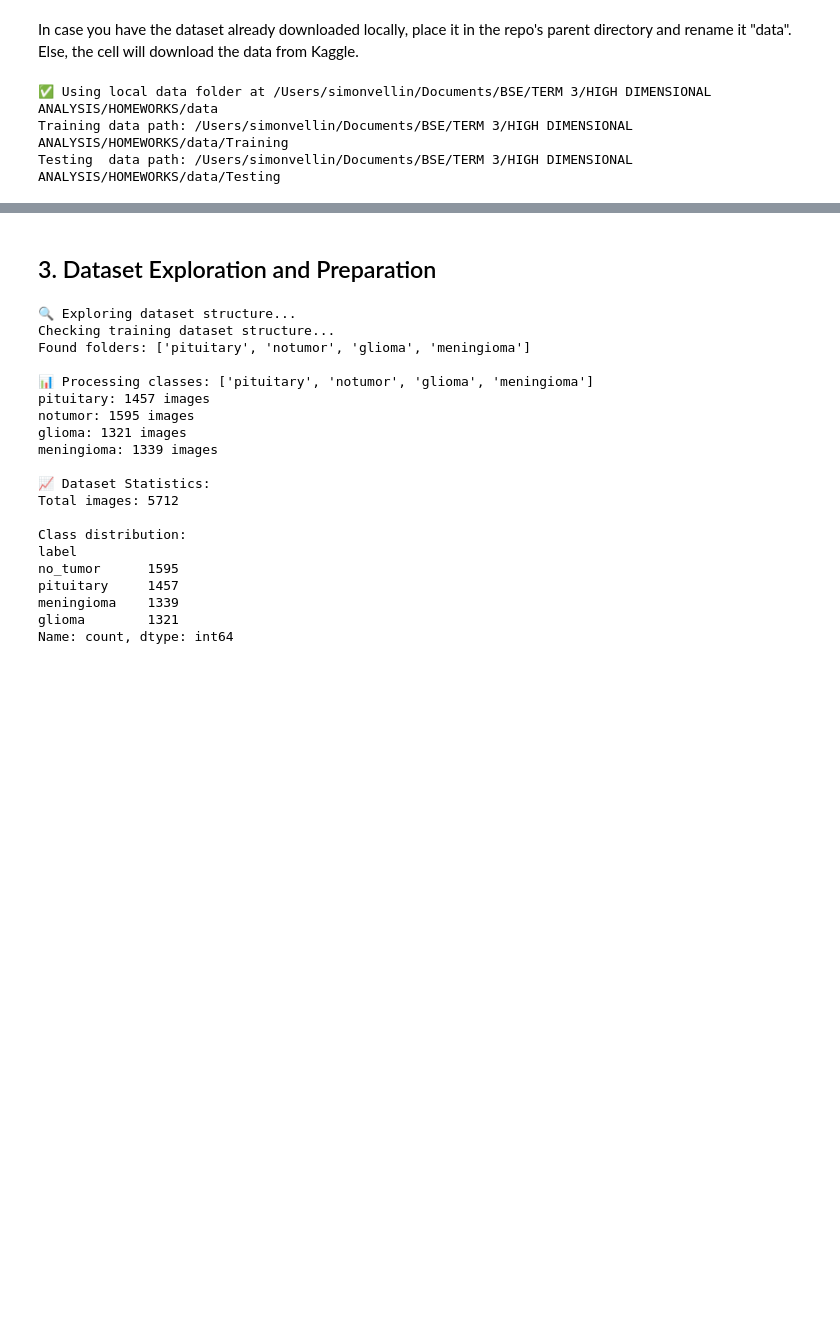
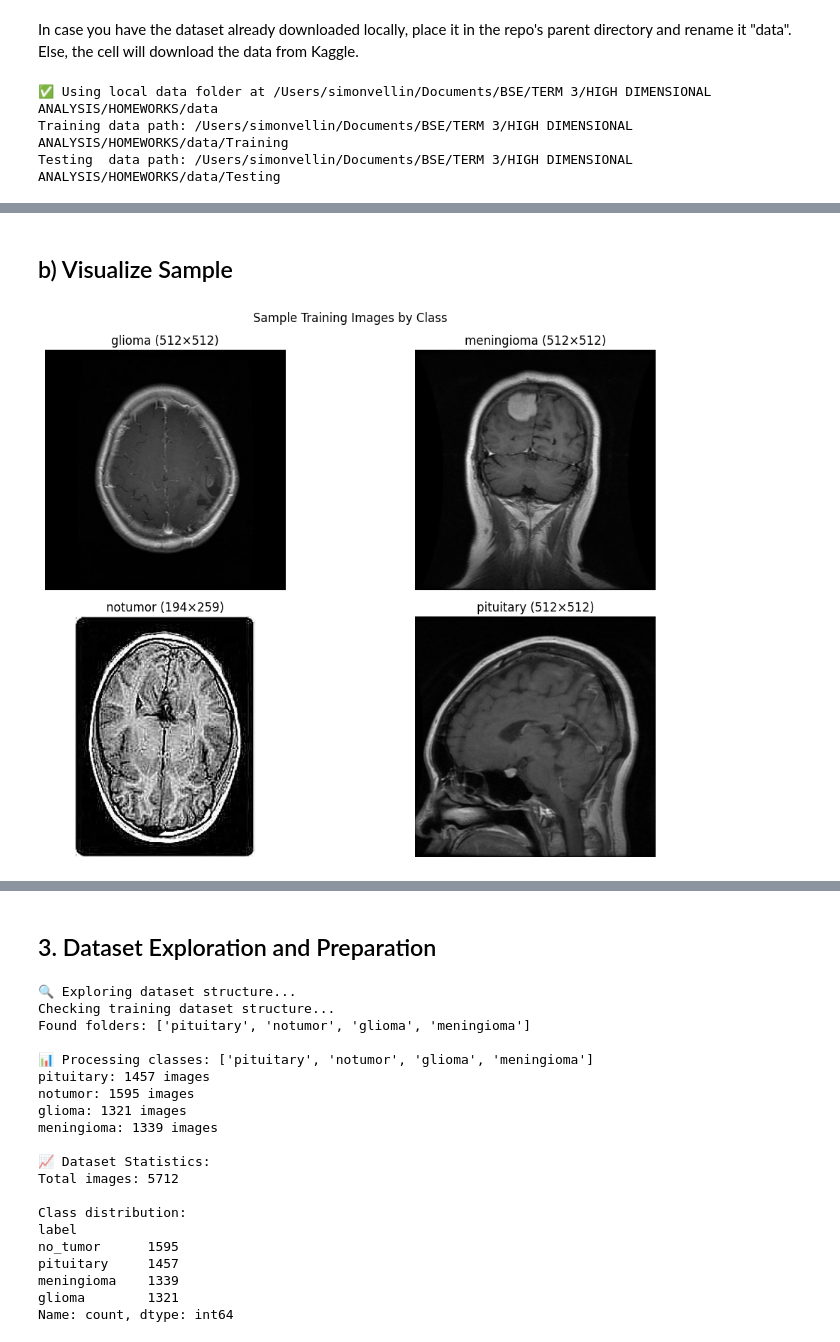
Before and after one commit to asm-bse/dl_applications, a Jupyter notebook: main.ipynb, the cells around one changed output, grey strips where cells are left out. Saved outputs shown, nothing was run; the diff lists cells and outputs as text; code cells hidden in the pictures; blank space fills up the shorter version.

```diff
--- a/main.ipynb
+++ b/main.ipynb
@@ -128,0 +168,19 @@ Training classes: ['pituitary', 'notumor', 'glioma', 'meningioma']
+# %% [markdown]
+## b) Visualize Sample
+# %%
+# Display one random sample per class (from training set)
+plt.figure(figsize=(12,8))
+for i, cls in enumerate(classes):
+    ax = plt.subplot(2, 2, i+1)
+    img_name = random.choice(os.listdir(os.path.join(TRAIN_DATASET_PATH, cls)))
+    img_path = os.path.join(TRAIN_DATASET_PATH, cls, img_name)
+    img = Image.open(img_path)
+    ax.imshow(img, cmap='gray')
+    ax.set_title(f"{cls} ({img.size[0]}×{img.size[1]})")
+    ax.axis('off')
+
+plt.suptitle('Sample Training Images by Class')
+plt.tight_layout()
+plt.show()
+# %% [output]
+[figure, added]
```
Also changed, not shown: parts of 30 cells of this notebook.
